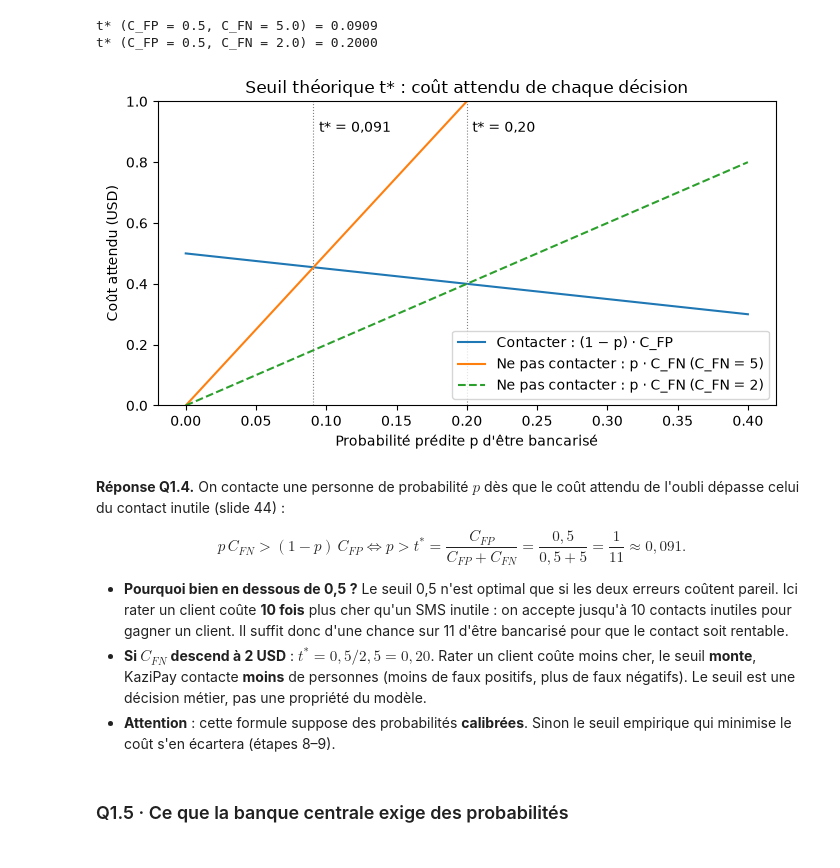
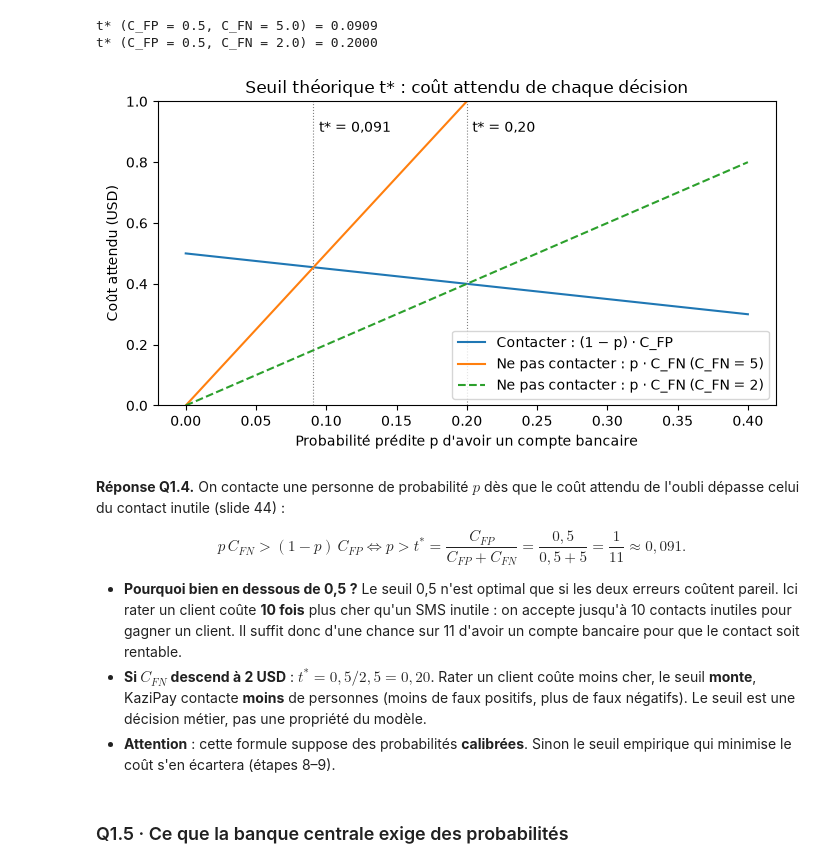
Before and after one commit to kmache/financial-inclusion-africa, a Jupyter notebook: notebooks/01_exploration.ipynb, the cells around one changed output. Drawn from its saved outputs; the diff is of its cells as text; code cells hidden in the pictures.

Commit message:
Étape 1 : formulation « avoir un compte bancaire » au lieu de « être bancarisé »

```diff
--- a/notebooks/01_exploration.ipynb
+++ b/notebooks/01_exploration.ipynb
@@ -119,27 +119,27 @@ t* (C_FP = 0.5, C_FN = 2.0) = 0.2000
 # %%
 # Coût attendu d'une décision, pour une personne de probabilité p (probabilités calibrées)
 p = np.linspace(0, 0.4, 401)
 fig, ax = plt.subplots(figsize=(7, 4))
 ax.plot(p, (1 - p) * config.COST_FP, label="Contacter : (1 − p) · C_FP")
 ax.plot(p, p * config.COST_FN, label="Ne pas contacter : p · C_FN (C_FN = 5)")
 ax.plot(p, p * 2.0, ls="--", label="Ne pas contacter : p · C_FN (C_FN = 2)")
 for t, lab in [(t_star, "t* = 0,091"), (t_star_fn2, "t* = 0,20")]:
     ax.axvline(t, color="grey", lw=0.8, ls=":")
     ax.annotate(lab, (t, 0.9), xytext=(4, 0), textcoords="offset points")
-ax.set(xlabel="Probabilité prédite p d'être bancarisé", ylabel="Coût attendu (USD)",
+ax.set(xlabel="Probabilité prédite p d'avoir un compte bancaire", ylabel="Coût attendu (USD)",
        title="Seuil théorique t* : coût attendu de chaque décision", ylim=(0, 1))
 ax.legend(loc="lower right")
 fig.tight_layout()
 fig.savefig(config.FIGURES_DIR / "01_seuil_theorique.png", dpi=150)
 plt.show()
 # %% [output]
-[figure, old version]
+[figure, new version]
 # %% [markdown]
 **Réponse Q1.4.** On contacte une personne de probabilité $p$ dès que le coût attendu de l'oubli dépasse celui du contact inutile (slide 44) :
 
 $$p\,C_{FN} > (1-p)\,C_{FP} \iff p > t^* = \frac{C_{FP}}{C_{FP}+C_{FN}} = \frac{0{,}5}{0{,}5+5} = \frac{1}{11} \approx 0{,}091.$$
 
-- **Pourquoi bien en dessous de 0,5 ?** Le seuil 0,5 n'est optimal que si les deux erreurs coûtent pareil. Ici rater un client coûte **10 fois** plus cher qu'un SMS inutile : on accepte jusqu'à 10 contacts inutiles pour gagner un client. Il suffit donc d'une chance sur 11 d'être bancarisé pour que le contact soit rentable.
+- **Pourquoi bien en dessous de 0,5 ?** Le seuil 0,5 n'est optimal que si les deux erreurs coûtent pareil. Ici rater un client coûte **10 fois** plus cher qu'un SMS inutile : on accepte jusqu'à 10 contacts inutiles pour gagner un client. Il suffit donc d'une chance sur 11 d'avoir un compte bancaire pour que le contact soit rentable.
 - **Si $C_{FN}$ descend à 2 USD** : $t^* = 0{,}5/2{,}5 = 0{,}20$. Rater un client coûte moins cher, le seuil **monte**, KaziPay contacte **moins** de personnes (moins de faux positifs, plus de faux négatifs). Le seuil est une décision métier, pas une propriété du modèle.
 - **Attention** : cette formule suppose des probabilités **calibrées**. Sinon le seuil empirique qui minimise le coût s'en écartera (étapes 8–9).
 # %% [markdown]
```
Also changed, not shown: parts of 4 cells of this notebook, 1 other file.
